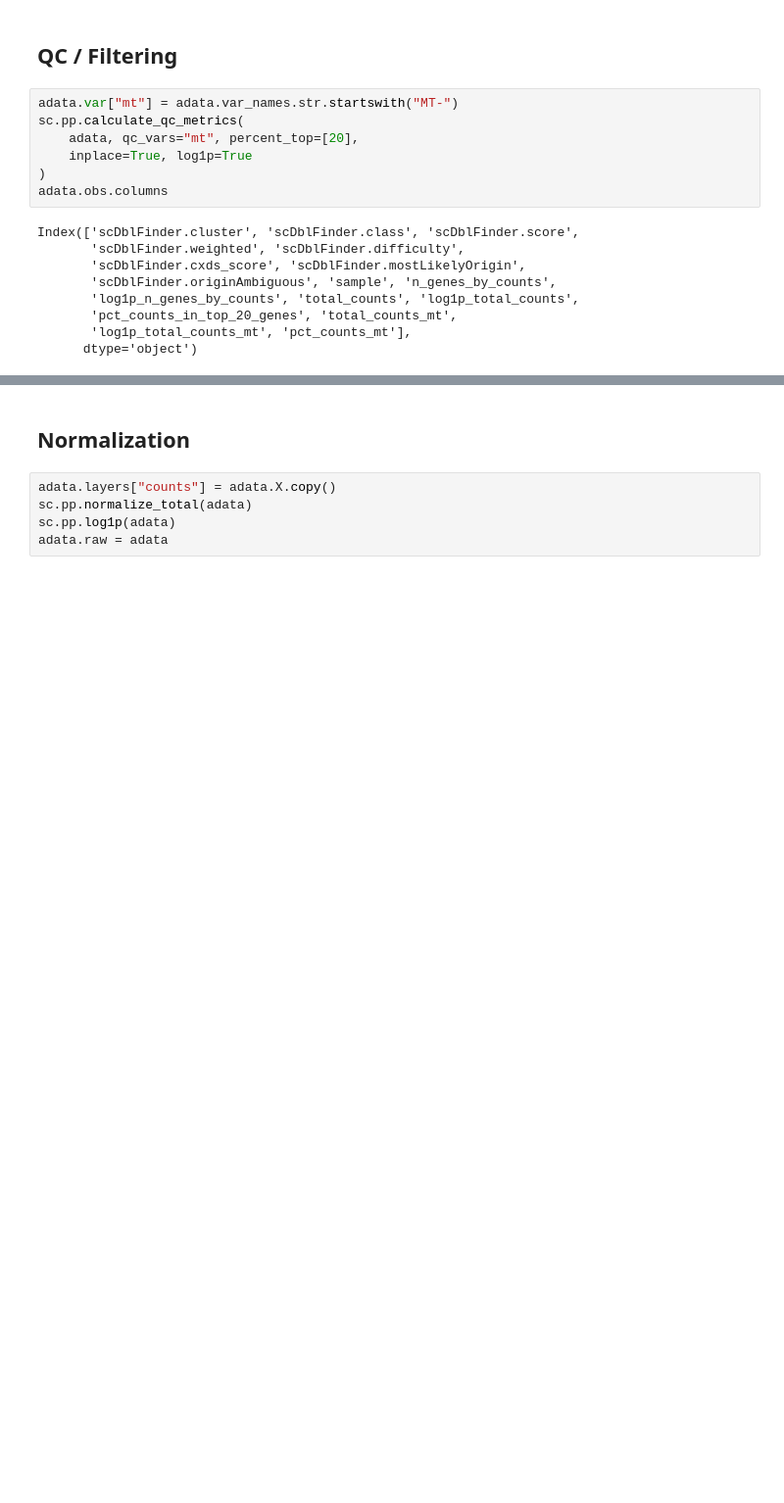
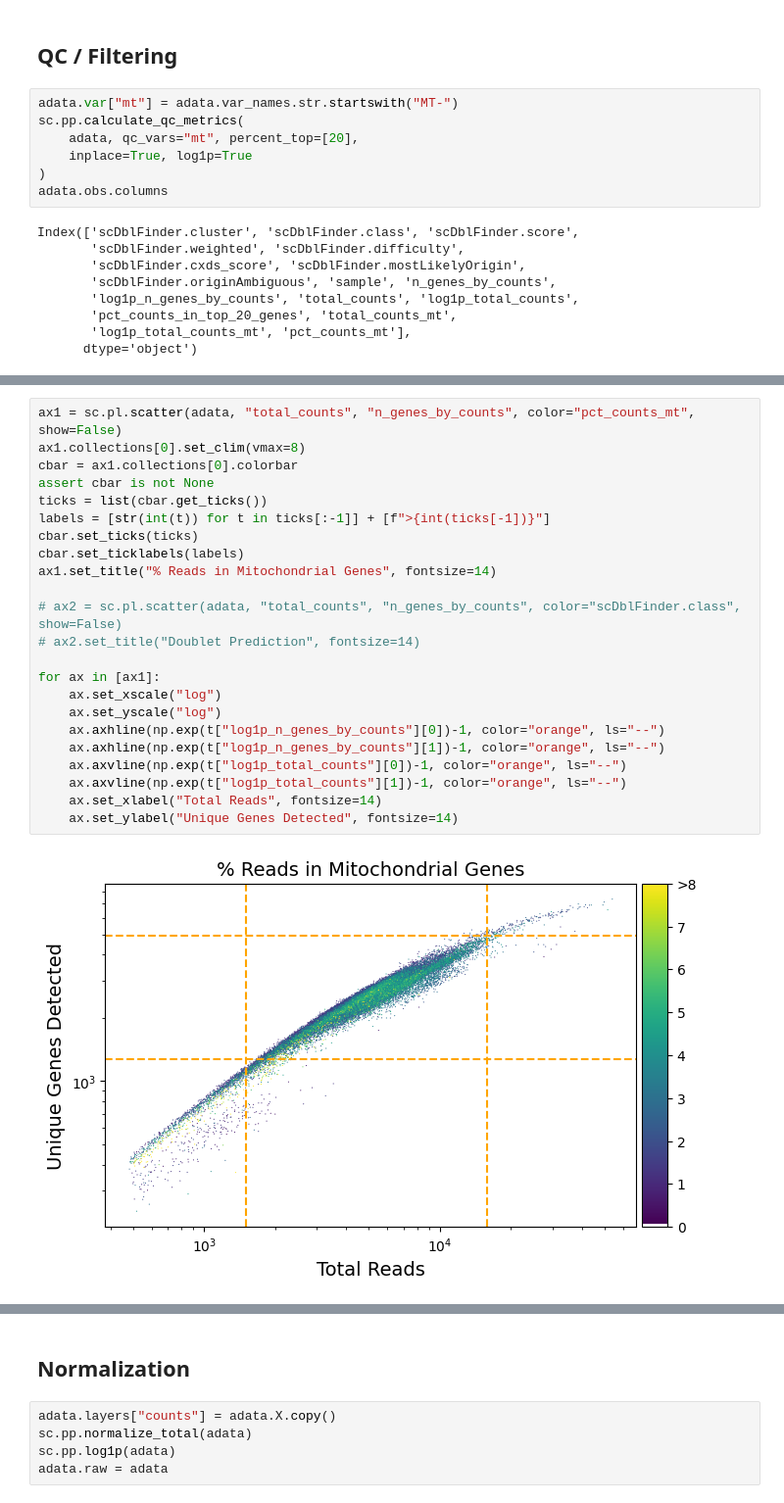
Before and after one commit to nirreiter/scRNA_methods, a Jupyter notebook: 2 - preprocessing_python.ipynb, the cells around one changed output, grey strips where cells are left out. Shown at 98% size. Cells and saved outputs as stored; diff of their text form; blank space fills up the shorter version.

```diff
--- a/2 - preprocessing_python.ipynb
+++ b/2 - preprocessing_python.ipynb
@@ -123 +138,26 @@ for ax in [ax1, ax2]:
+# %%
+ax1 = sc.pl.scatter(adata, "total_counts", "n_genes_by_counts", color="pct_counts_mt", show=False)
+ax1.collections[0].set_clim(vmax=8)
+cbar = ax1.collections[0].colorbar
+assert cbar is not None
+ticks = list(cbar.get_ticks())
+labels = [str(int(t)) for t in ticks[:-1]] + [f">{int(ticks[-1])}"]
+cbar.set_ticks(ticks)
+cbar.set_ticklabels(labels)
+ax1.set_title("% Reads in Mitochondrial Genes", fontsize=14)
+
+# ax2 = sc.pl.scatter(adata, "total_counts", "n_genes_by_counts", color="scDblFinder.class", show=False)
+# ax2.set_title("Doublet Prediction", fontsize=14)
+
+for ax in [ax1]:
+    ax.set_xscale("log")
+    ax.set_yscale("log")
+    ax.axhline(np.exp(t["log1p_n_genes_by_counts"][0])-1, color="orange", ls="--")
+    ax.axhline(np.exp(t["log1p_n_genes_by_counts"][1])-1, color="orange", ls="--")
+    ax.axvline(np.exp(t["log1p_total_counts"][0])-1, color="orange", ls="--")
+    ax.axvline(np.exp(t["log1p_total_counts"][1])-1, color="orange", ls="--")
+    ax.set_xlabel("Total Reads", fontsize=14)
+    ax.set_ylabel("Unique Genes Detected", fontsize=14)
+# %% [output]
+[figure, added]
 # %%
```
Also changed, not shown: parts of 13 cells of this notebook, 2 other files.
